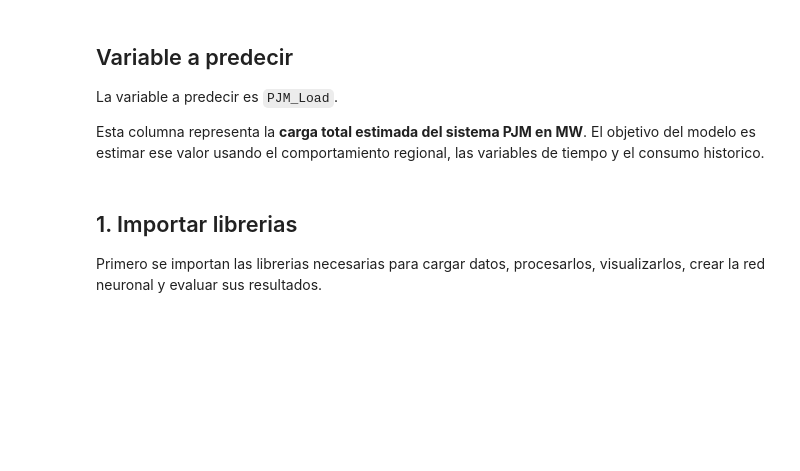
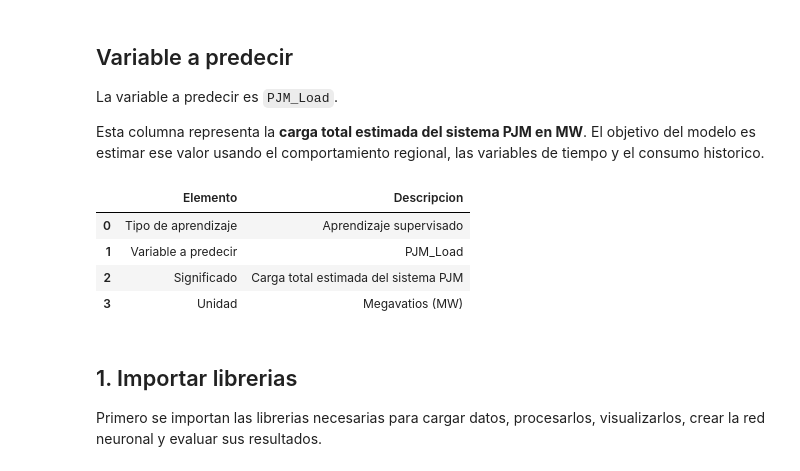
Before and after one commit to JhRA9/regresionLineal, a Jupyter notebook: proyecto_final.ipynb, the cells around one changed output. Cells and saved outputs as stored; diff of their text form; code cells hidden in the pictures; blank space fills up the shorter version.

```diff
--- a/proyecto_final.ipynb
+++ b/proyecto_final.ipynb
@@ -40,6 +40,27 @@ Las variables de entrada que se usaran son:
 La variable a predecir es `PJM_Load`.
 
 Esta columna representa la **carga total estimada del sistema PJM en MW**. El objetivo del modelo es estimar ese valor usando el comportamiento regional, las variables de tiempo y el consumo historico.
+# %%
+import pandas as pd
+from IPython.display import display
+
+objetivo_supervisado = pd.DataFrame({
+    'Elemento': ['Tipo de aprendizaje', 'Variable a predecir', 'Significado', 'Unidad'],
+    'Descripcion': [
+        'Aprendizaje supervisado',
+        'PJM_Load',
+        'Carga total estimada del sistema PJM',
+        'Megavatios (MW)'
+    ]
+})
+
+display(objetivo_supervisado)
+# %% [output]
+|  | Elemento | Descripcion |
+| 0 | Tipo de aprendizaje | Aprendizaje supervisado |
+| 1 | Variable a predecir | PJM_Load |
+| 2 | Significado | Carga total estimada del sistema PJM |
+| 3 | Unidad | Megavatios (MW) |
 # %% [markdown]
 ## 1. Importar librerias
 
```
Also changed, not shown: parts of 6 cells of this notebook, 1 other file.
